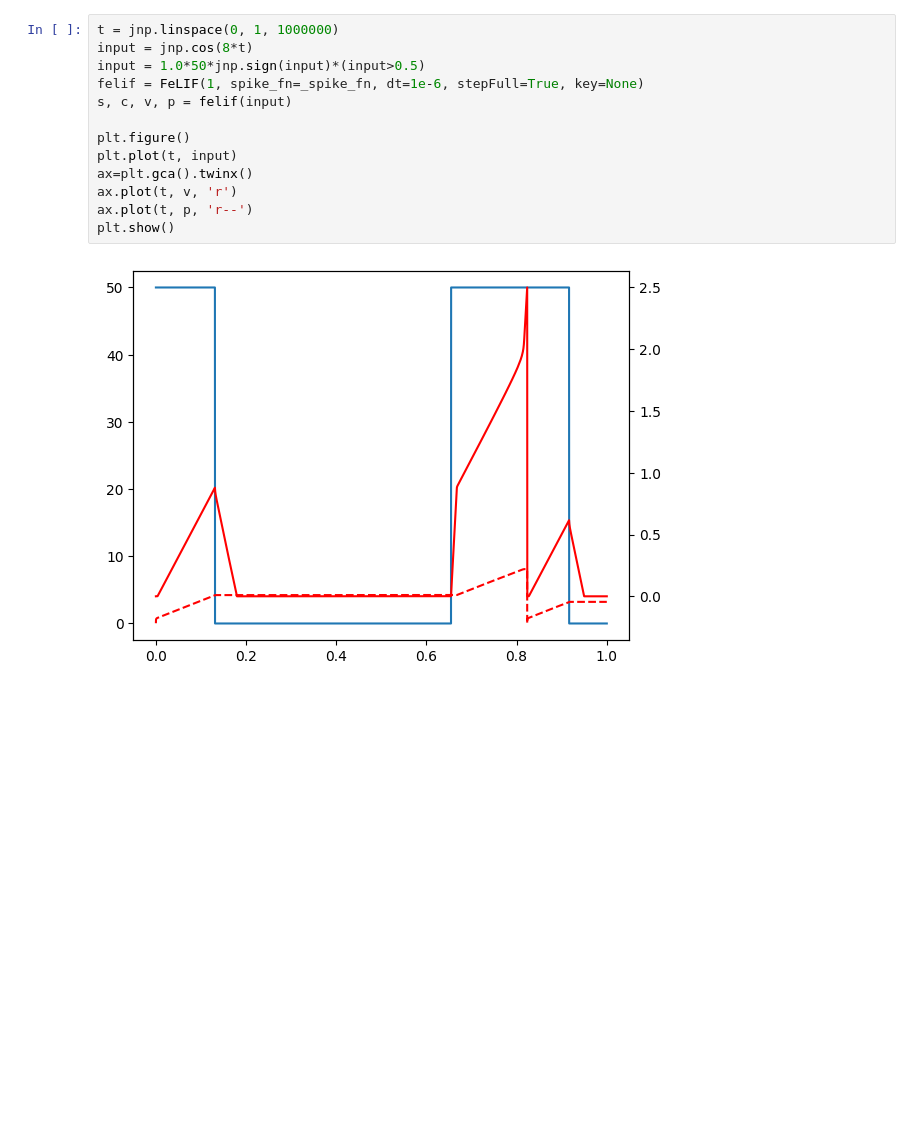
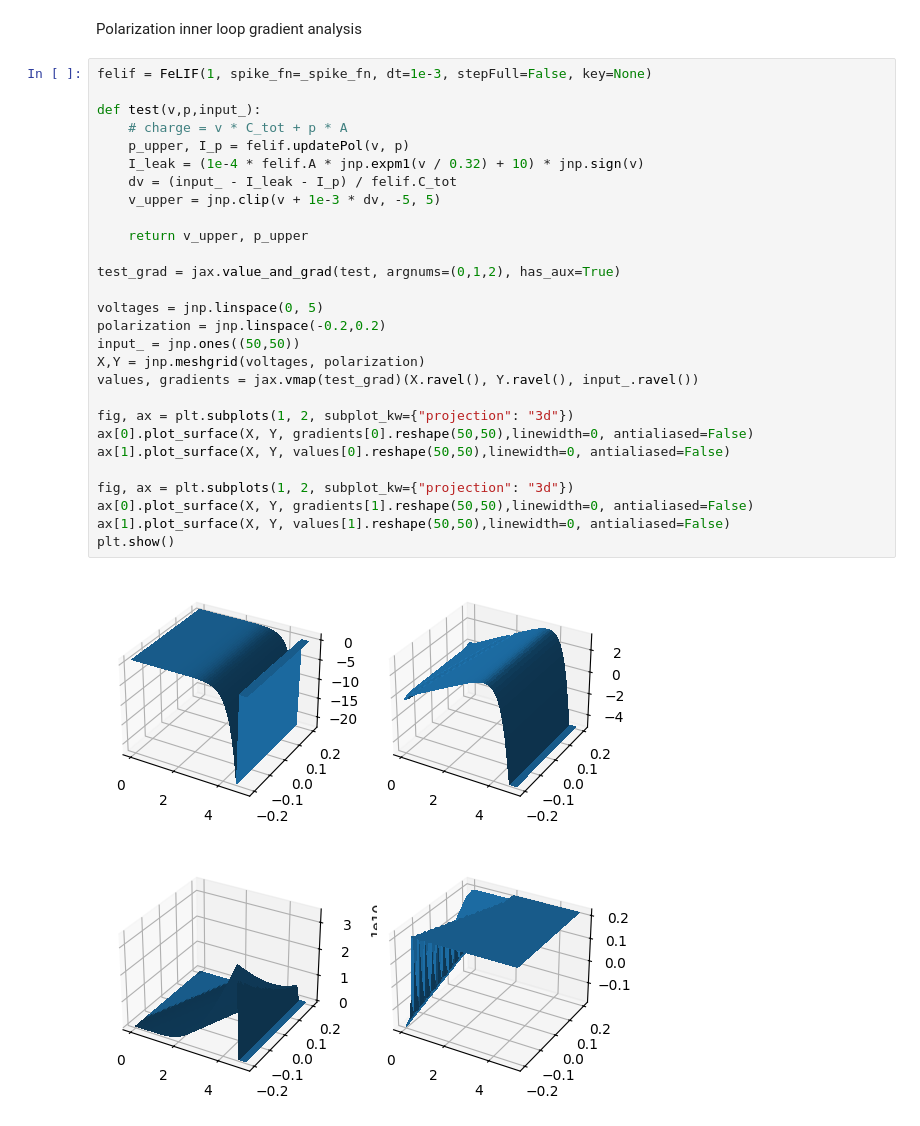
Before and after one commit to ncas-tum/ELEANOR, a Jupyter notebook: polloop.ipynb, the cells around one changed output. Cells and saved outputs as stored; diff of their text form; blank space fills up the shorter version.

```diff
--- a/polloop.ipynb
+++ b/polloop.ipynb
@@ -179,15 +215,33 @@ plt.show()
-# %%
-t = jnp.linspace(0, 1, 1000000)
-input = jnp.cos(8*t)
-input = 1.0*50*jnp.sign(input)*(input>0.5)
-felif = FeLIF(1, spike_fn=_spike_fn, dt=1e-6, stepFull=True, key=None)
-s, c, v, p = felif(input)
-
-plt.figure()
-plt.plot(t, input)
-ax=plt.gca().twinx()
-ax.plot(t, v, 'r')
-ax.plot(t, p, 'r--')
-plt.show()
-# %% [output]
-[figure, removed]
+# %% [markdown]
+Polarization inner loop gradient analysis
+# %%
+felif = FeLIF(1, spike_fn=_spike_fn, dt=1e-3, stepFull=False, key=None)
+
+def test(v,p,input_):
+    # charge = v * C_tot + p * A
+    p_upper, I_p = felif.updatePol(v, p)
+    I_leak = (1e-4 * felif.A * jnp.expm1(v / 0.32) + 10) * jnp.sign(v)
+    dv = (input_ - I_leak - I_p) / felif.C_tot
+    v_upper = jnp.clip(v + 1e-3 * dv, -5, 5)
+
+    return v_upper, p_upper
+
+test_grad = jax.value_and_grad(test, argnums=(0,1,2), has_aux=True)
+
+voltages = jnp.linspace(0, 5)
+polarization = jnp.linspace(-0.2,0.2)
+input_ = jnp.ones((50,50))
+X,Y = jnp.meshgrid(voltages, polarization)
+values, gradients = jax.vmap(test_grad)(X.ravel(), Y.ravel(), input_.ravel())
+
+fig, ax = plt.subplots(1, 2, subplot_kw={"projection": "3d"})
+ax[0].plot_surface(X, Y, gradients[0].reshape(50,50),linewidth=0, antialiased=False)
+ax[1].plot_surface(X, Y, values[0].reshape(50,50),linewidth=0, antialiased=False)
+
+fig, ax = plt.subplots(1, 2, subplot_kw={"projection": "3d"})
+ax[0].plot_surface(X, Y, gradients[1].reshape(50,50),linewidth=0, antialiased=False)
+ax[1].plot_surface(X, Y, values[1].reshape(50,50),linewidth=0, antialiased=False)
+plt.show()
+# %% [output]
+[figure, added]
+[figure, added]
```
Also changed, not shown: parts of 15 cells of this notebook.
